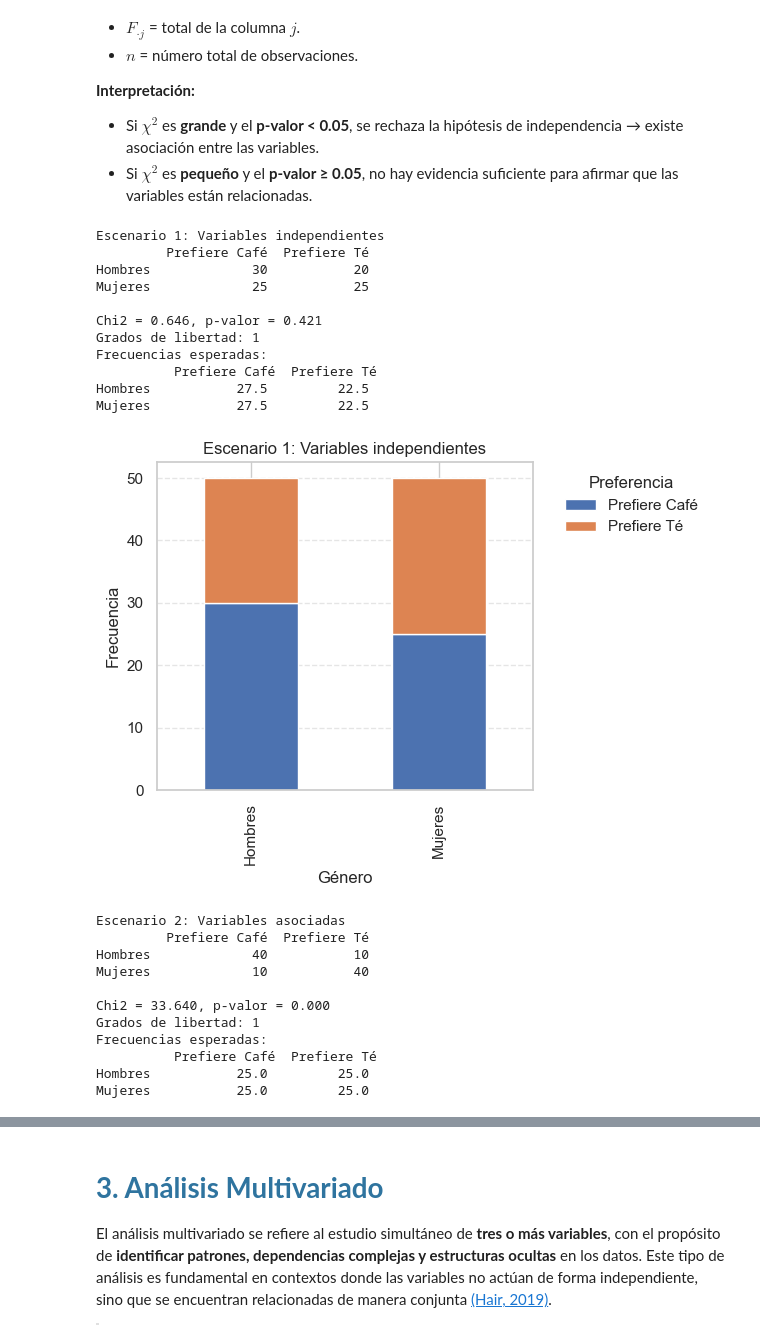
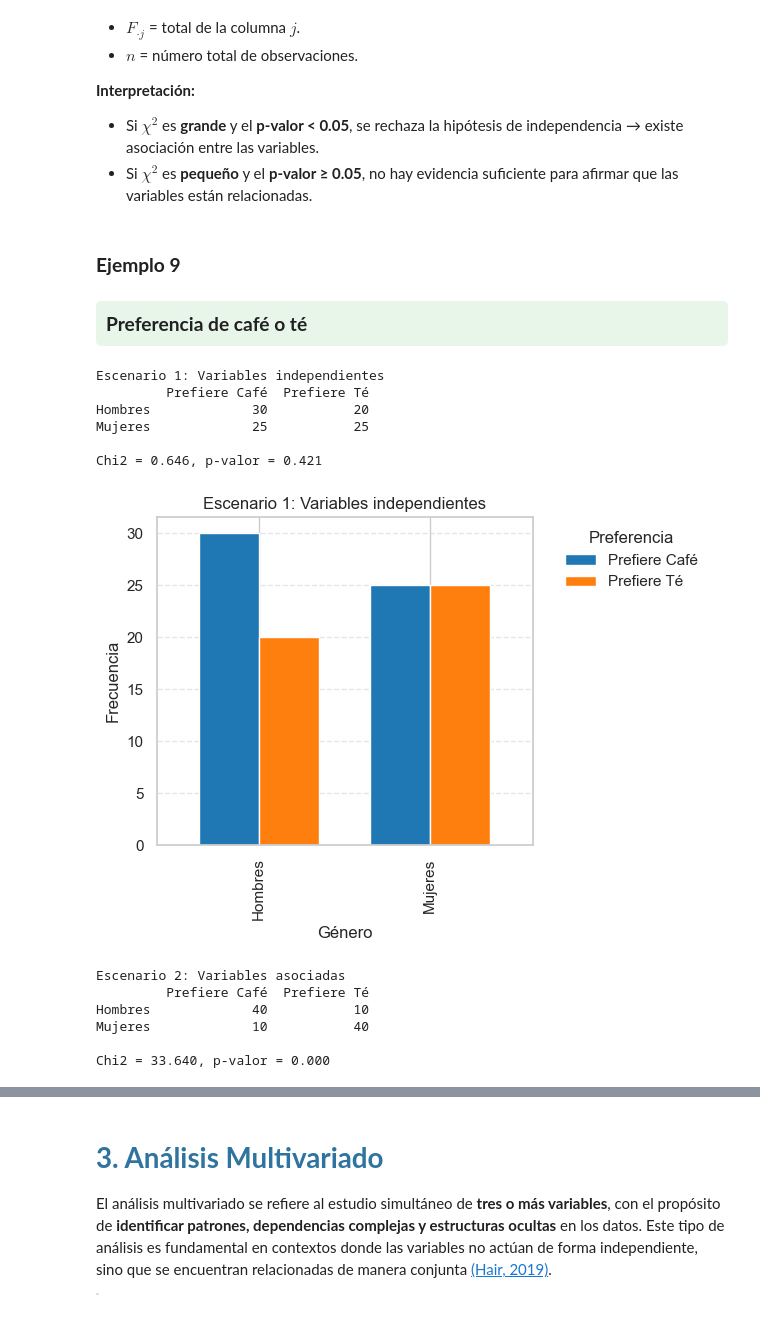
Before and after one commit to mariabda2/intro_data_2026, a Jupyter notebook: FCD_U2_1_univariado_bivariado_multivariado.ipynb, the cells around one changed output, grey strips where cells are left out. Saved outputs shown, nothing was run; the diff lists cells and outputs as text; code cells hidden in the pictures.

```diff
--- a/FCD_U2_1_univariado_bivariado_multivariado.ipynb
+++ b/FCD_U2_1_univariado_bivariado_multivariado.ipynb
@@ -913,6 +753,12 @@ $$
 
 - Si $\chi^2$ es **grande** y el **p-valor < 0.05**, se rechaza la hipótesis de independencia → existe asociación entre las variables.
 - Si $\chi^2$ es **pequeño** y el **p-valor ≥ 0.05**, no hay evidencia suficiente para afirmar que las variables están relacionadas.
+# %% [markdown]
+### **Ejemplo 9**
+
+<h3 style="background-color:#e8f5e9; padding:10px; border-radius:5px;">
+<b>Preferencia de café o té</b>
+</h3>
 # %%
 import numpy as np
 import pandas as pd
@@ -927,68 +773,52 @@ tabla_indep = pd.DataFrame({
     "Prefiere Té": [20, 25]
 }, index=["Hombres", "Mujeres"])
 
+chi2, p, dof, expected = chi2_contingency(tabla_indep)
 print("Escenario 1: Variables independientes")
 print(tabla_indep, "\n")
+print(f"Chi2 = {chi2:.3f}, p-valor = {p:.3f}\n")
 
-chi2, p, dof, expected = chi2_contingency(tabla_indep)
-print(f"Chi2 = {chi2:.3f}, p-valor = {p:.3f}")
-print("Grados de libertad:", dof)
-print("Frecuencias esperadas:\n", pd.DataFrame(expected, index=tabla_indep.index, columns=tabla_indep.columns), "\n")
-
-ax = tabla_indep.plot(kind="bar", stacked=True)
+ax = tabla_indep.plot(kind="bar", width=0.7, color=["#1f77b4","#ff7f0e"])
 ax.set_title("Escenario 1: Variables independientes")
 ax.set_ylabel("Frecuencia")
 ax.set_xlabel("Género")
 ax.grid(axis='y', linestyle='--', alpha=0.5)
 ax.legend(title="Preferencia", bbox_to_anchor=(1.05, 1), loc="upper left", frameon=False)
 plt.tight_layout()
 plt.show()
 
 # --------------------------
 # Escenario 2: Variables asociadas
 # --------------------------
 tabla_asoc = pd.DataFrame({
     "Prefiere Café": [40, 10],
     "Prefiere Té": [10, 40]
 }, index=["Hombres", "Mujeres"])
 
+chi2, p, dof, expected = chi2_contingency(tabla_asoc)
 print("Escenario 2: Variables asociadas")
 print(tabla_asoc, "\n")
+print(f"Chi2 = {chi2:.3f}, p-valor = {p:.3f}\n")
 
-chi2, p, dof, expected = chi2_contingency(tabla_asoc)
-print(f"Chi2 = {chi2:.3f}, p-valor = {p:.3f}")
-print("Grados de libertad:", dof)
-print("Frecuencias esperadas:\n", pd.DataFrame(expected, index=tabla_asoc.index, columns=tabla_asoc.columns), "\n")
-
-ax = tabla_asoc.plot(kind="bar", stacked=True)
+ax = tabla_asoc.plot(kind="bar", width=0.7, color=["#1f77b4","#ff7f0e"])
 ax.set_title("Escenario 2: Variables asociadas")
 ax.set_ylabel("Frecuencia")
 ax.set_xlabel("Género")
 ax.grid(axis='y', linestyle='--', alpha=0.5)
 ax.legend(title="Preferencia", bbox_to_anchor=(1.05, 1), loc="upper left", frameon=False)
 plt.tight_layout()
 plt.show()
 # %% [output]
 Escenario 1: Variables independientes
          Prefiere Café  Prefiere Té
 Hombres             30           20
 Mujeres             25           25
 
 Chi2 = 0.646, p-valor = 0.421
-Grados de libertad: 1
-Frecuencias esperadas:
-          Prefiere Café  Prefiere Té
-Hombres           27.5         22.5
-Mujeres           27.5         22.5
-[figure, old version]
+[figure, new version]
 Escenario 2: Variables asociadas
          Prefiere Café  Prefiere Té
 Hombres             40           10
 Mujeres             10           40
 
 Chi2 = 33.640, p-valor = 0.000
-Grados de libertad: 1
-Frecuencias esperadas:
-          Prefiere Café  Prefiere Té
-Hombres           25.0         25.0
-Mujeres           25.0         25.0
```
Also changed, not shown: parts of 35 cells of this notebook.
